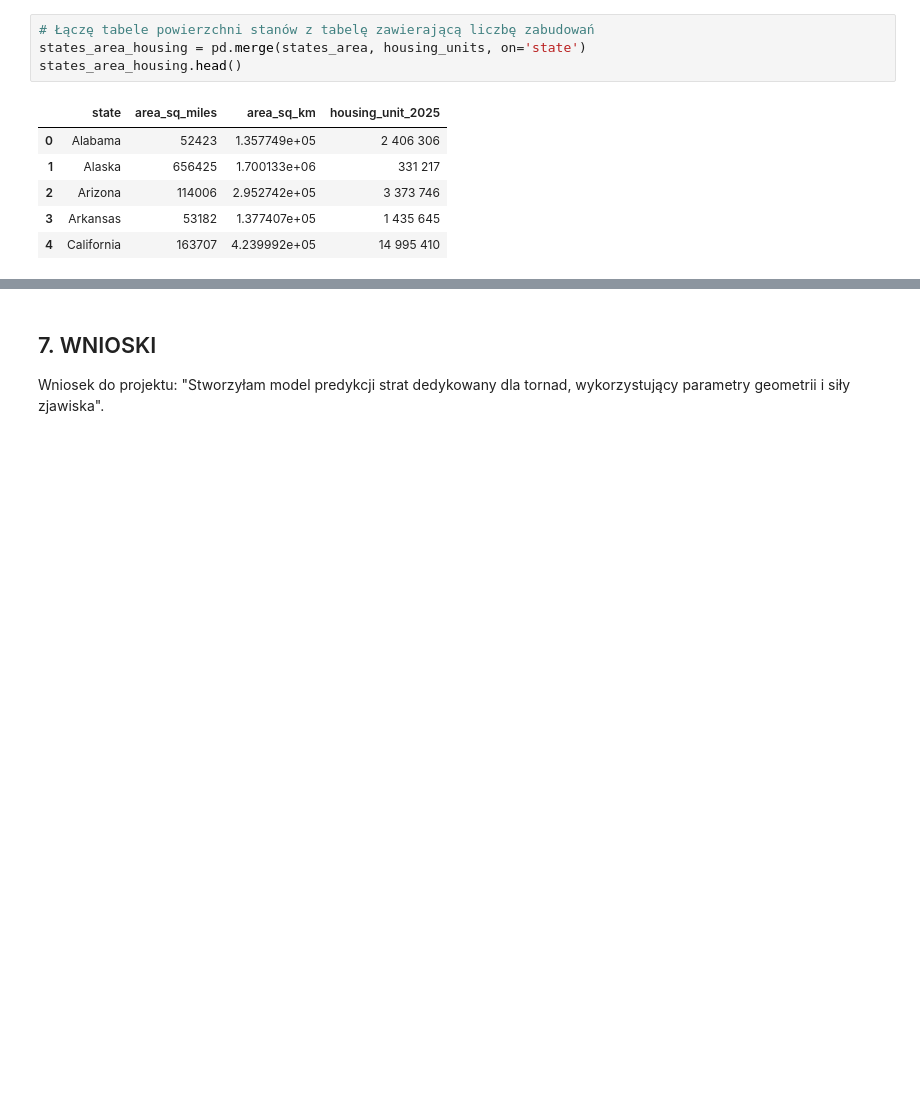
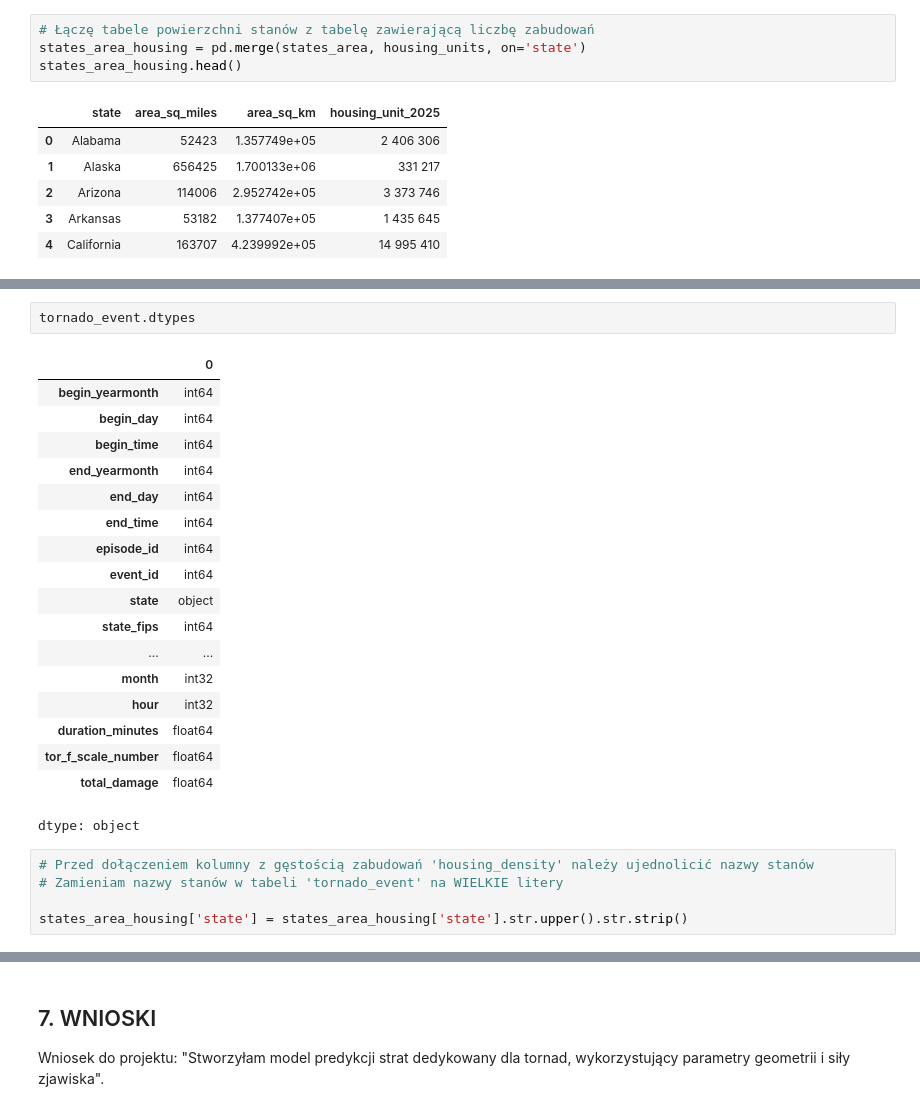
Before and after one commit to piaseckazaneta/Python, a Jupyter notebook: Zaneta_Piasecka_Mini_projekt_2026.ipynb, the cells around one changed output, grey strips where cells are left out. Saved outputs shown, nothing was run; the diff lists cells and outputs as text; blank space fills up the shorter version.

```diff
--- a/Zaneta_Piasecka_Mini_projekt_2026.ipynb
+++ b/Zaneta_Piasecka_Mini_projekt_2026.ipynb
@@ -754,0 +786,26 @@ states_area_housing.head()
+# %%
+tornado_event.dtypes
+# %% [output]
+|  | 0 |
+| begin_yearmonth | int64 |
+| begin_day | int64 |
+| begin_time | int64 |
+| end_yearmonth | int64 |
+| end_day | int64 |
+| end_time | int64 |
+| episode_id | int64 |
+| event_id | int64 |
+| state | object |
+| state_fips | int64 |
+| ... | ... |
+| month | int32 |
+| hour | int32 |
+| duration_minutes | float64 |
+| tor_f_scale_number | float64 |
+| total_damage | float64 |
+dtype: object
+# %%
+# Przed dołączeniem kolumny z gęstością zabudowań 'housing_density' należy ujednolicić nazwy stanów
+# Zamieniam nazwy stanów w tabeli 'tornado_event' na WIELKIE litery
+
+states_area_housing['state'] = states_area_housing['state'].str.upper().str.strip()
```
Also changed, not shown: parts of 5 cells of this notebook.
